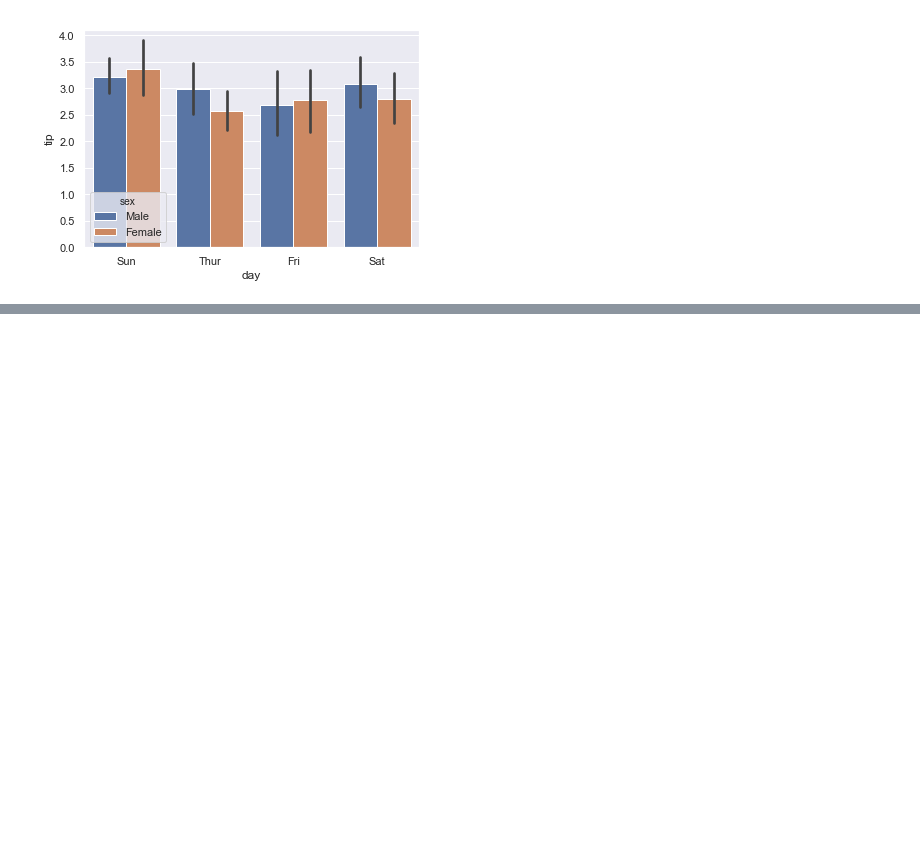
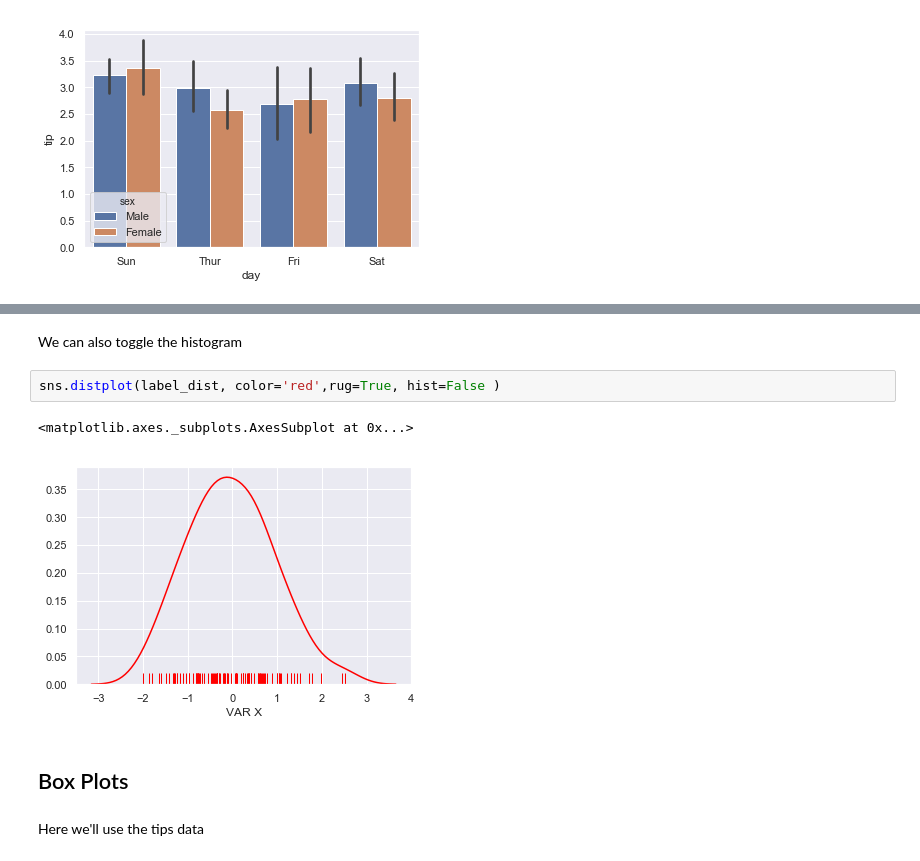
Before and after one commit to jazzy-org/Python-4, a Jupyter notebook: DataVisualization/Python_DV_SB.ipynb, the cells around one changed output, grey strips where cells are left out. Cells and saved outputs as stored; diff of their text form; blank space fills up the shorter version.

```diff
--- a/DataVisualization/Python_DV_SB.ipynb
+++ b/DataVisualization/Python_DV_SB.ipynb
@@ -48,0 +61,11 @@ sns.barplot(x='day', y='tip', data=tips, hue='sex', order=['Sun', 'Thur', 'Fri',
+# %% [markdown]
+We can also toggle the histogram
+# %%
+sns.distplot(label_dist, color='red',rug=True, hist=False )
+# %% [output]
+<matplotlib.axes._subplots.AxesSubplot at 0x...>
+[figure, added]
+# %% [markdown]
+## Box Plots
+# %% [markdown]
+Here we'll use the tips data
```
Also changed, not shown: parts of 7 cells of this notebook.
